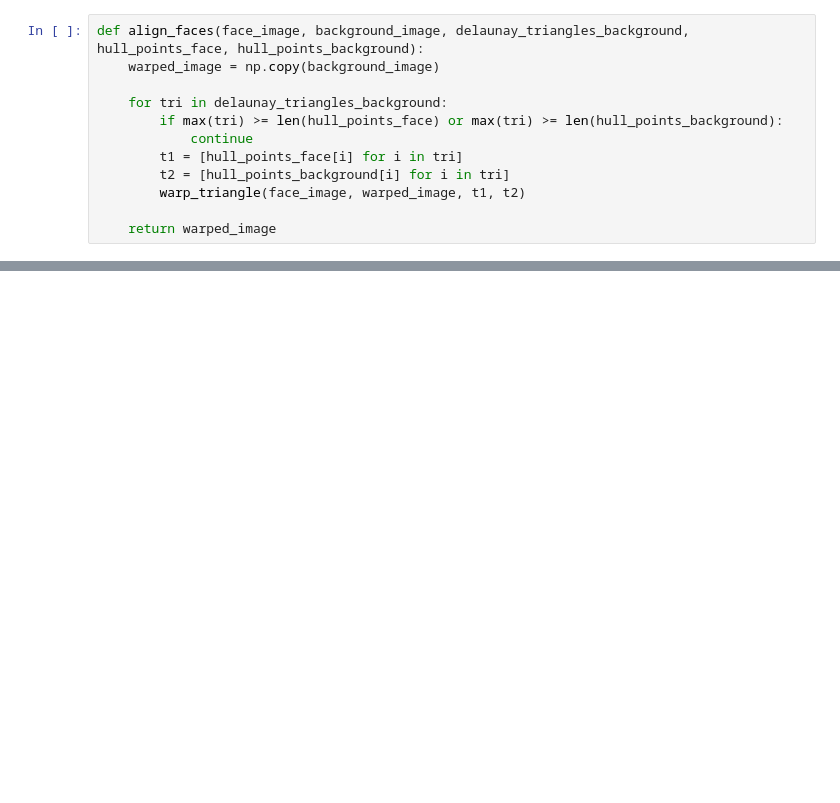
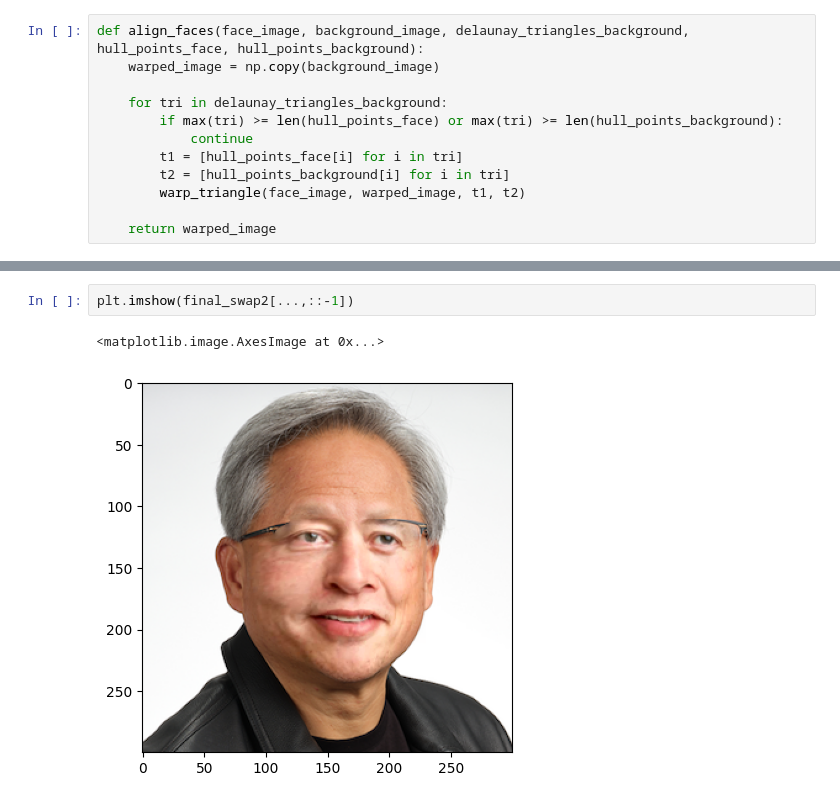
Before and after one commit to AsadiAhmad/Face-Swap, a Jupyter notebook: Code/Face_Swap.ipynb, the cells around one changed output, grey strips where cells are left out. Drawn from its saved outputs; the diff is of its cells as text; blank space fills up the shorter version.

```diff
--- a/Code/Face_Swap.ipynb
+++ b/Code/Face_Swap.ipynb
@@ -426,0 +256,5 @@ if __name__ == '__main__' :
+# %%
+plt.imshow(final_swap2[...,::-1])
+# %% [output]
+<matplotlib.image.AxesImage at 0x...>
+[figure, added]
```
Also changed, not shown: parts of 12 cells of this notebook.
